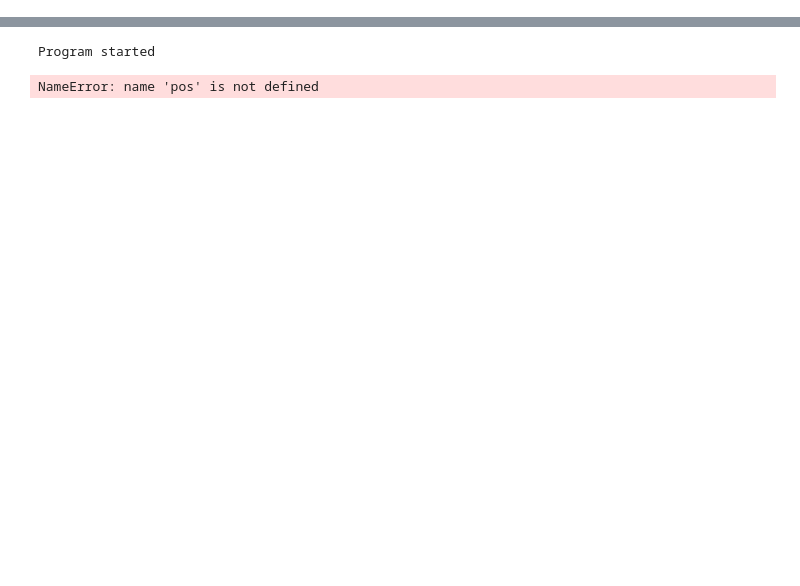
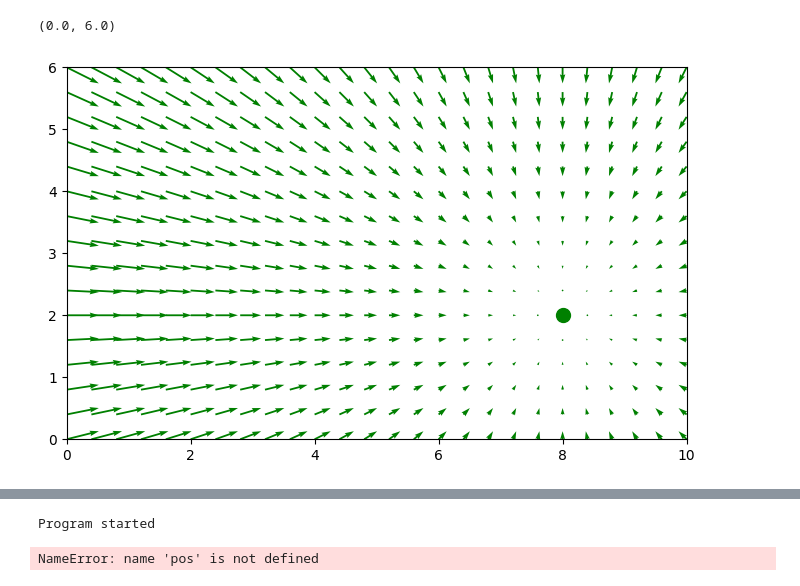
Before and after one commit to rafaelos134/RoboticaMovel, a Jupyter notebook: tp3/src/estatico/main.ipynb, the cells around one changed output, grey strips where cells are left out. Drawn from its saved outputs; the diff is of its cells as text; code cells hidden in the pictures; blank space fills up the shorter version.

```diff
--- a/tp3/src/estatico/main.ipynb
+++ b/tp3/src/estatico/main.ipynb
@@ -101,0 +98,7 @@ def transform_laser_to_global(laser_data, robot_pos, robot_ori):
+# %%
+# verificar funcao
+def pixel_to_world(x_px, y_px, img_size=64, world_size=10):
+        scale = world_size / img_size
+        x_world = ((x_px - img_size/2) * scale)
+        y_world = (-(y_px - img_size/2) * scale)
+        return x_world, y_world
@@ -101,0 +575,25 @@ def transform_laser_to_global(laser_data, robot_pos, robot_ori):
+# %%
+def att_force(q, goal, katt=.01):
+    return katt*(goal - q)
+
+goal = np.array([8, 2])
+
+fig = plt.figure(figsize=(8,5), dpi=100)
+ax = fig.add_subplot(111, aspect='equal')
+
+XX, YY = np.meshgrid(np.arange(0, WORLDX+.4, .4), np.arange(0, WORLDY+.4, .4))
+XY = np.dstack([XX, YY]).reshape(-1, 2)
+
+Fatt = att_force(XY, goal)
+Fatt_x = Fatt[:,0]
+Fatt_y = Fatt[:,1]
+
+ax.quiver(XX, YY, Fatt_x, Fatt_y, color='g')
+
+plt.plot(goal[0], goal[1], 'og', markersize=10)
+
+ax.set_xlim(0, WORLDX)
+ax.set_ylim(0, WORLDY)
+# %% [output]
+(0.0, 6.0)
+[figure, added]
```
Also changed, not shown: parts of 17 cells of this notebook, 1 other file.
